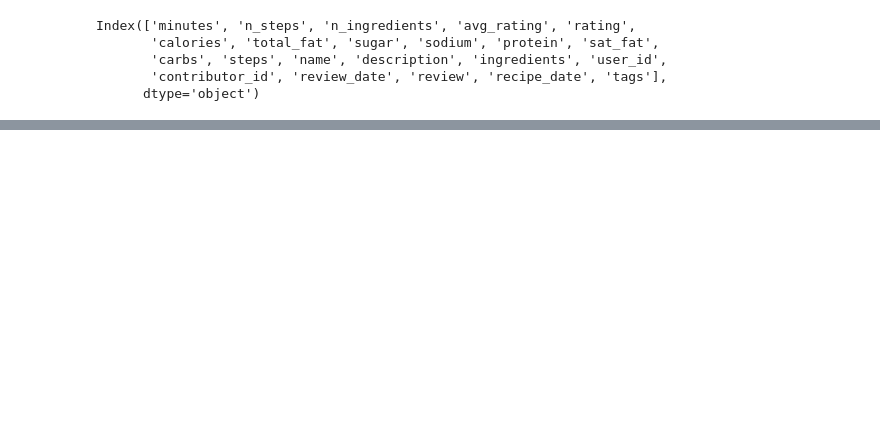
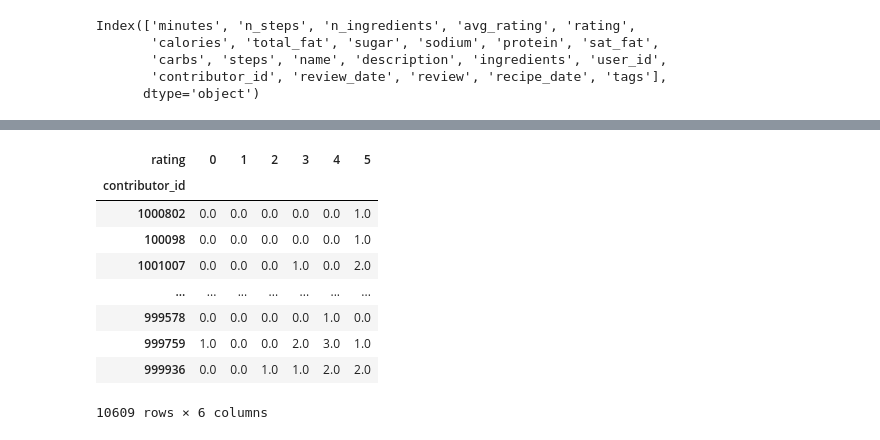
Before and after one commit to KevinBian107/dsc80_proj, a Jupyter notebook: eda.ipynb, the cells around one changed output, grey strips where cells are left out. Cells and saved outputs as stored; diff of their text form; code cells hidden in the pictures; blank space fills up the shorter version.

```diff
--- a/eda.ipynb
+++ b/eda.ipynb
@@ -284 +284,19 @@ grouped_cleaned.pivot_table(
 45686 rows × 6 columns
+# %%
+grouped_cleaned.pivot_table(
+    index='contributor_id',
+    columns='rating',
+    values='carbs',
+    aggfunc='count',
+    ).fillna(0)
+# %% [output]
+| rating | 0 | 1 | 2 | 3 | 4 | 5 |
+| contributor_id |  |  |  |  |  |  |
+| 1000802 | 0.0 | 0.0 | 0.0 | 0.0 | 0.0 | 1.0 |
+| 100098 | 0.0 | 0.0 | 0.0 | 0.0 | 0.0 | 1.0 |
+| 1001007 | 0.0 | 0.0 | 0.0 | 1.0 | 0.0 | 2.0 |
+| ... | ... | ... | ... | ... | ... | ... |
+| 999578 | 0.0 | 0.0 | 0.0 | 0.0 | 1.0 | 0.0 |
+| 999759 | 1.0 | 0.0 | 0.0 | 2.0 | 3.0 | 1.0 |
+| 999936 | 0.0 | 0.0 | 1.0 | 1.0 | 2.0 | 2.0 |
+10609 rows × 6 columns
```
Also changed, not shown: parts of 3 cells of this notebook, 2 other files.
